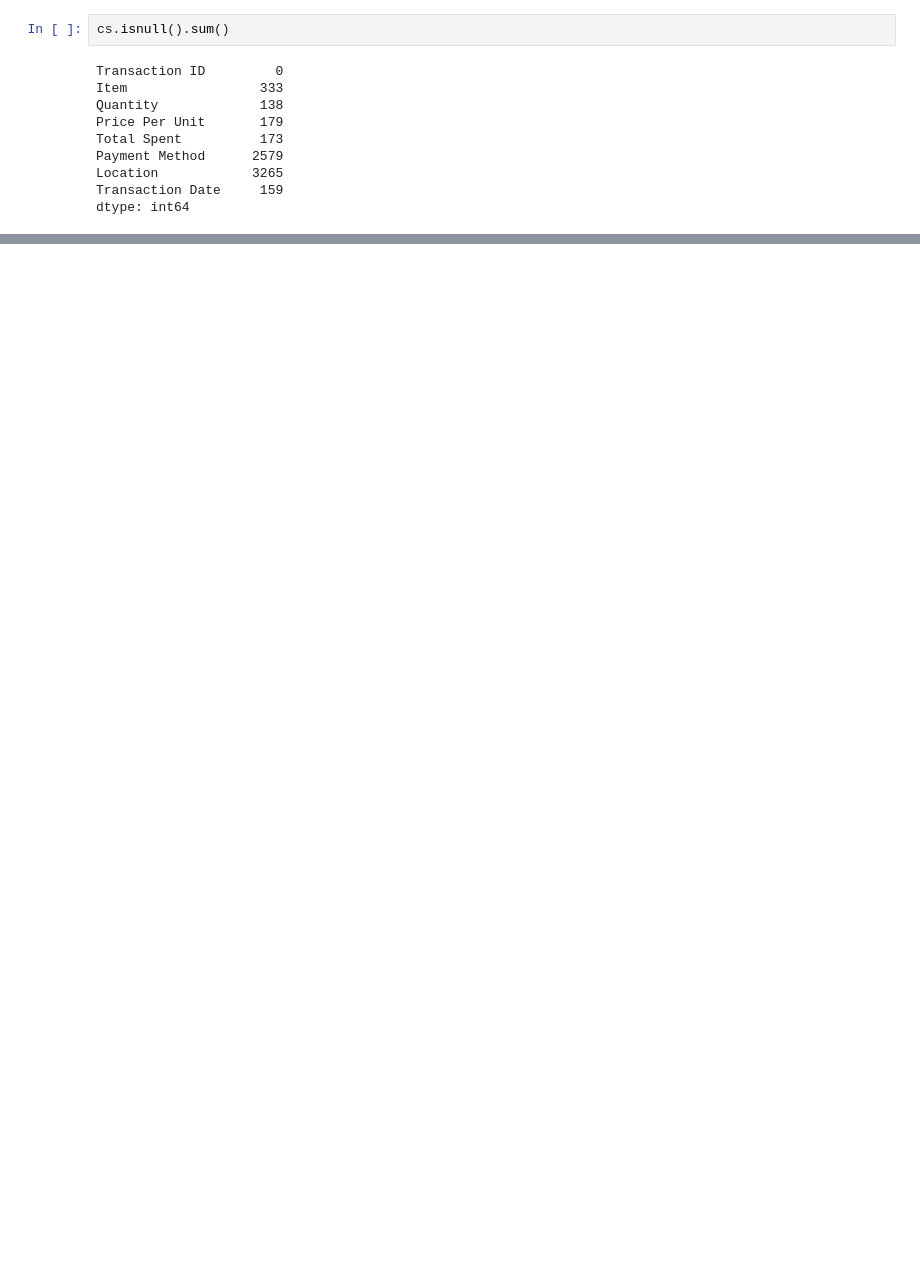
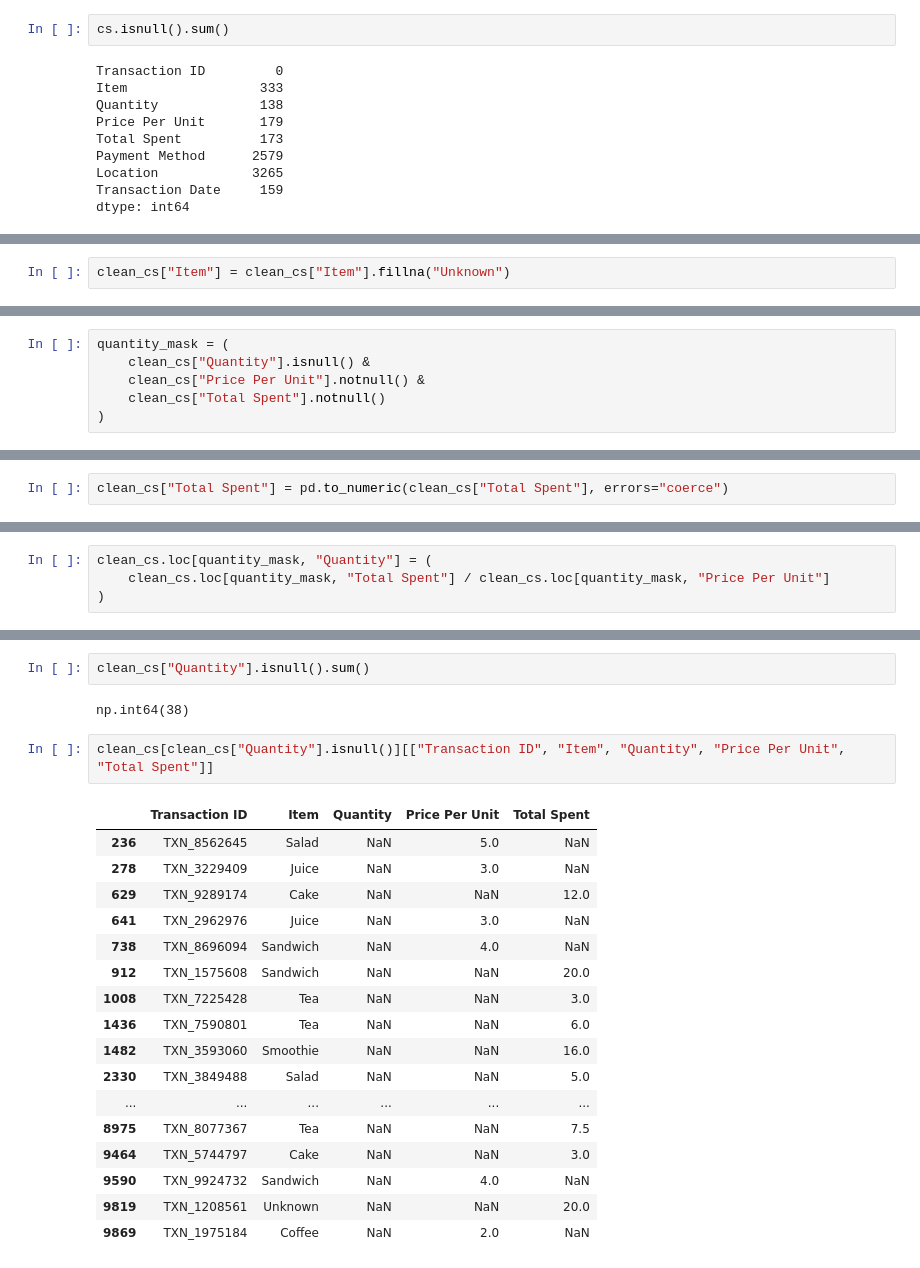
Before and after one commit to NeelaSaranyaS/Cafe_Sales, a Jupyter notebook: Cafe_Sales.ipynb, the cells around one changed output, grey strips where cells are left out. Cells and saved outputs as stored; diff of their text form; blank space fills up the shorter version.

```diff
--- a/Cafe_Sales.ipynb
+++ b/Cafe_Sales.ipynb
@@ -1041,0 +160,2 @@ cs.to_csv("Cleaned_Cafe_Sales.csv",index=False)
+# %%
+clean_cs["Item"] = clean_cs["Item"].fillna("Unknown")
@@ -1041,0 +185,6 @@ cs.to_csv("Cleaned_Cafe_Sales.csv",index=False)
+# %%
+quantity_mask = (
+    clean_cs["Quantity"].isnull() &
+    clean_cs["Price Per Unit"].notnull() &
+    clean_cs["Total Spent"].notnull()
+)
@@ -1041,0 +197,2 @@ cs.to_csv("Cleaned_Cafe_Sales.csv",index=False)
+# %%
+clean_cs["Total Spent"] = pd.to_numeric(clean_cs["Total Spent"], errors="coerce")
@@ -1041,0 +211,4 @@ cs.to_csv("Cleaned_Cafe_Sales.csv",index=False)
+# %%
+clean_cs.loc[quantity_mask, "Quantity"] = (
+    clean_cs.loc[quantity_mask, "Total Spent"] / clean_cs.loc[quantity_mask, "Price Per Unit"]
+)
@@ -1041,0 +229,24 @@ cs.to_csv("Cleaned_Cafe_Sales.csv",index=False)
+# %%
+clean_cs["Quantity"].isnull().sum()
+# %% [output]
+np.int64(38)
+# %%
+clean_cs[clean_cs["Quantity"].isnull()][["Transaction ID", "Item", "Quantity", "Price Per Unit", "Total Spent"]]
+# %% [output]
+|  | Transaction ID | Item | Quantity | Price Per Unit | Total Spent |
+| 236 | TXN_8562645 | Salad | NaN | 5.0 | NaN |
+| 278 | TXN_3229409 | Juice | NaN | 3.0 | NaN |
+| 629 | TXN_9289174 | Cake | NaN | NaN | 12.0 |
+| 641 | TXN_2962976 | Juice | NaN | 3.0 | NaN |
+| 738 | TXN_8696094 | Sandwich | NaN | 4.0 | NaN |
+| 912 | TXN_1575608 | Sandwich | NaN | NaN | 20.0 |
+| 1008 | TXN_7225428 | Tea | NaN | NaN | 3.0 |
+| 1436 | TXN_7590801 | Tea | NaN | NaN | 6.0 |
+| 1482 | TXN_3593060 | Smoothie | NaN | NaN | 16.0 |
+| 2330 | TXN_3849488 | Salad | NaN | NaN | 5.0 |
+| ... | ... | ... | ... | ... | ... |
+| 8975 | TXN_8077367 | Tea | NaN | NaN | 7.5 |
+| 9464 | TXN_5744797 | Cake | NaN | NaN | 3.0 |
+| 9590 | TXN_9924732 | Sandwich | NaN | 4.0 | NaN |
+| 9819 | TXN_1208561 | Unknown | NaN | NaN | 20.0 |
+| 9869 | TXN_1975184 | Coffee | NaN | 2.0 | NaN |
```
Also changed, not shown: parts of 154 cells of this notebook, 1 other file.
